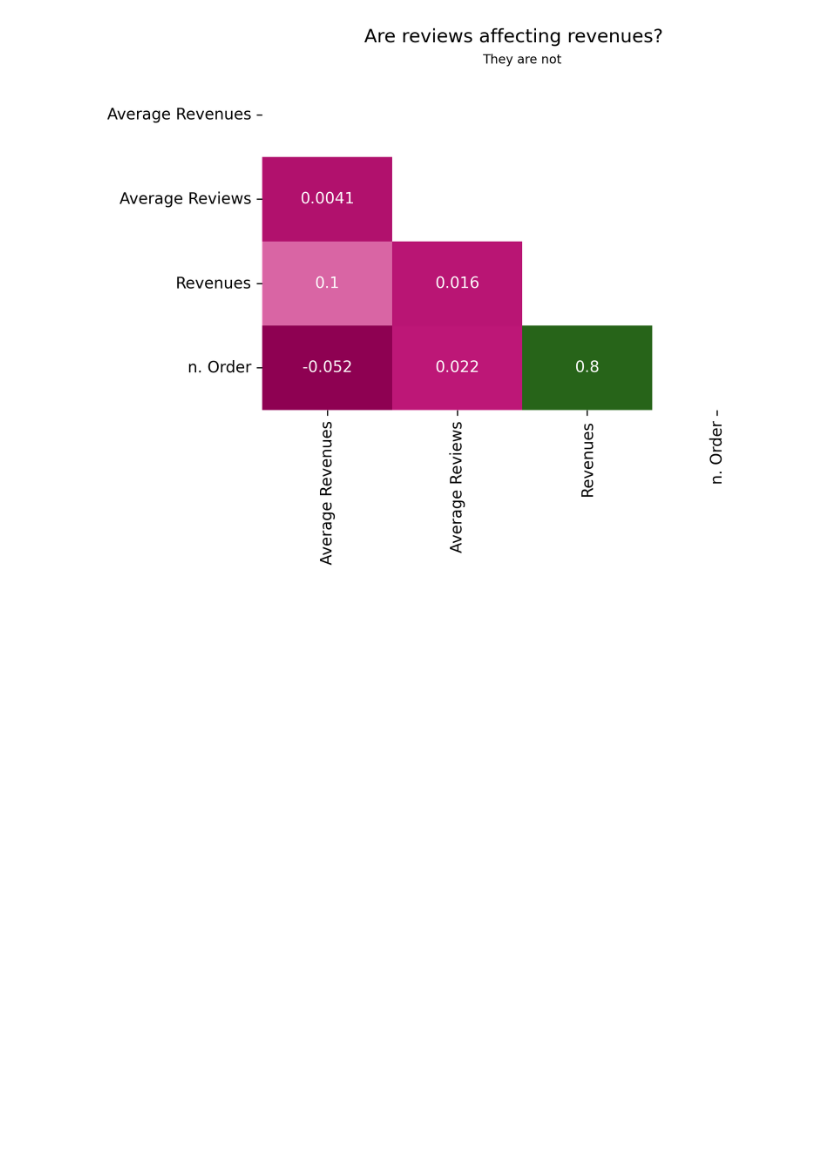
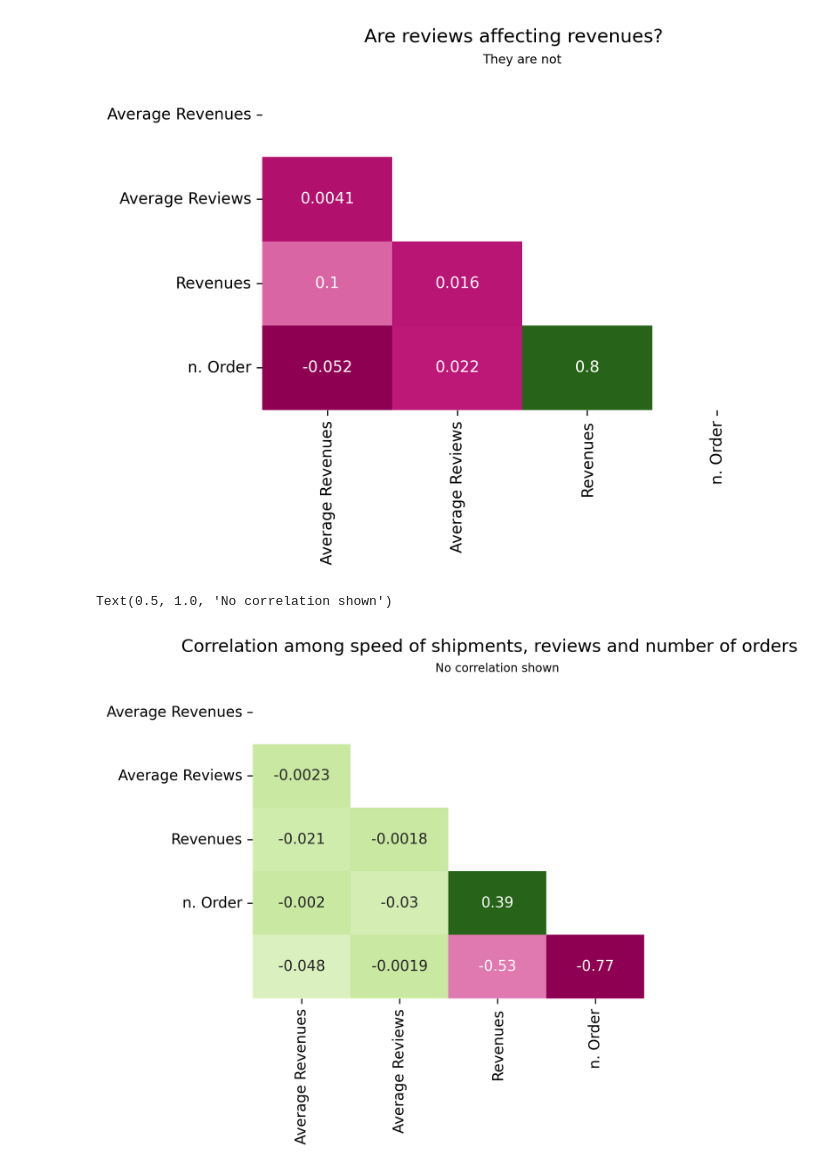
Before and after one commit to vincenzojrs/NNTDATA, a Jupyter notebook: data_exploration/vincenzo/businexplor_vince.ipynb, the cells around one changed output. Saved outputs shown, nothing was run; the diff lists cells and outputs as text; code cells hidden in the pictures; blank space fills up the shorter version.

```diff
--- a/data_exploration/vincenzo/businexplor_vince.ipynb
+++ b/data_exploration/vincenzo/businexplor_vince.ipynb
@@ -117,3 +117,40 @@ fig4.update_xaxes(title_text='Seller ID',
 fig4.update(layout_coloraxis_showscale=False)
 
 fig4.show(renderer='browser')
+# %%
+# WHAT'RE THE SHIPMENT SCORE AND AVERAGE SHIPPING DAYS PER SELLERS?
+
+sellers2 = pd.read_csv('seller_review_deltatime.csv', sep = ';').iloc[:,[0,6,7,8,9]]
+
+sellers2['Shipments Score'] = sellers2['delta_eff'] + sellers2['delta_est']
+sellers2['Shipments Score'] = 1/sellers2['Shipments Score']
+sellers2['Shipments Score'] = (sellers2['Shipments Score'] - sellers2['Shipments Score'].min())/\
+                        (sellers2['Shipments Score'].max() - sellers2['Shipments Score'].min())
+
+cols_to_norm = ['delta_eff','Shipments Score']
+sellers2[cols_to_norm] = sellers2[cols_to_norm].apply(lambda x: (x - x.min()) / (x.max() - x.min()))
+
+sellers2.rename(columns={'delta_eff': 'deltaDays'}, inplace = True)
+# %%
+# DOES BEING LATE AFFECT REVIEWS OR REVENUES?
+
+corr2 = sellers2.corr()
+mask2 = np.zeros_like(corr2)
+mask2[np.triu_indices_from(mask2)] = True
+
+heatmaplabels2 = ['Order Count','Reviews Average','deltaDaysEff', 'deltaDaysEst', 'Shipment Score']
+
+plt.figure(dpi = 300)
+sns.heatmap(corr2,
+            xticklabels = heatmaplabels,
+            yticklabels = heatmaplabels,
+            cmap = 'PiYG',
+            cbar = False,
+            annot = True,
+            mask = mask2)
+
+plt.suptitle('Correlation among speed of shipments, reviews and number of orders')
+plt.title('No correlation shown', fontsize = 8)
+# %% [output]
+Text(0.5, 1.0, 'No correlation shown')
+[figure, added]
```
Also changed, not shown: parts of 3 cells of this notebook.
